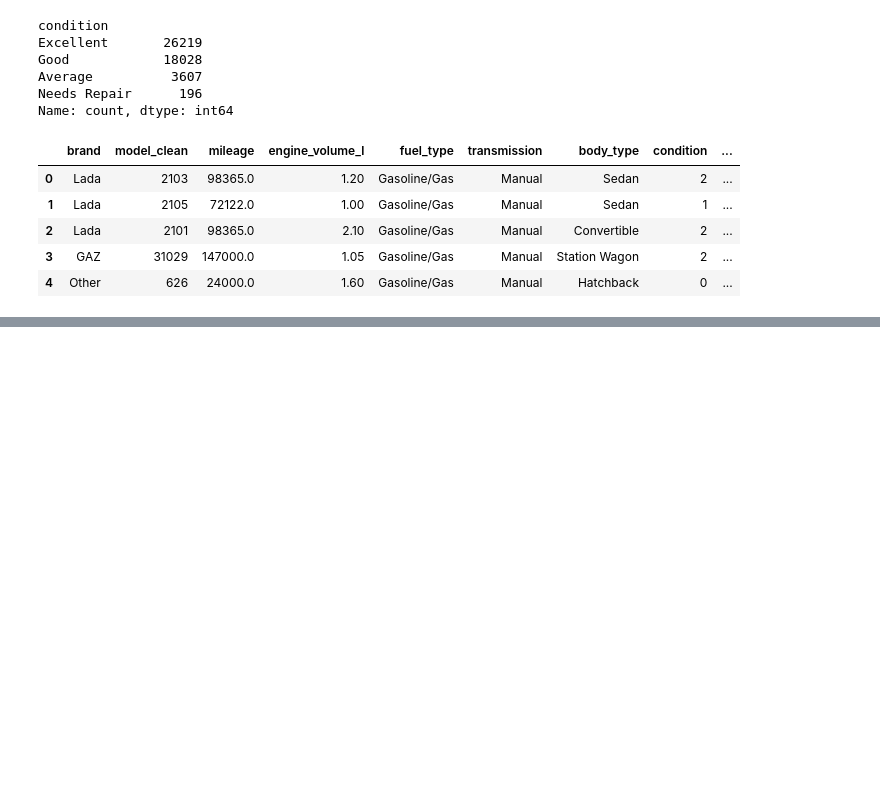
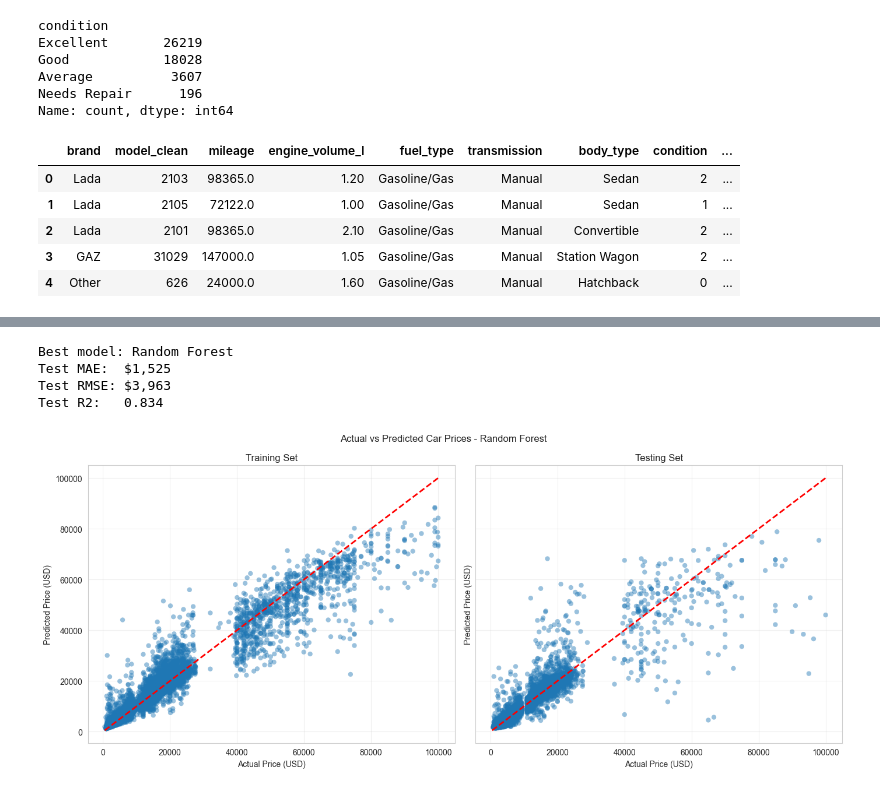
Before and after one commit to Javoh20111/Uzbekistan-car-analysis, a Jupyter notebook: notebooks/05_predictive_model.ipynb, the cells around one changed output, grey strips where cells are left out. Cells and saved outputs as stored; diff of their text form; code cells hidden in the pictures; blank space fills up the shorter version.

```diff
--- a/notebooks/05_predictive_model.ipynb
+++ b/notebooks/05_predictive_model.ipynb
@@ -172,0 +406,40 @@ car_dataset.head()
+# %%
+best_model_name = model_comparison.loc[0, "model"]
+best_model = trained_models[best_model_name]
+
+best_train_pred = best_model.predict(X_train)
+best_test_pred = best_model.predict(X_test)
+
+print(f"Best model: {best_model_name}")
+print(f"Test MAE:  ${mean_absolute_error(y_test, best_test_pred):,.0f}")
+print(f"Test RMSE: ${mean_squared_error(y_test, best_test_pred) ** 0.5:,.0f}")
+print(f"Test R2:   {r2_score(y_test, best_test_pred):.3f}")
+# %% [output]
+Best model: Random Forest
+Test MAE:  $1,525
+Test RMSE: $3,963
+Test R2:   0.834
+# %%
+fig, axes = plt.subplots(1, 2, figsize=(14, 6), sharex=True, sharey=True)
+
+plots = [
+    (axes[0], y_train, best_train_pred, "Training Set"),
+    (axes[1], y_test, best_test_pred, "Testing Set"),
+]
+
+min_price = min(y_train.min(), y_test.min(), best_train_pred.min(), best_test_pred.min())
+max_price = max(y_train.max(), y_test.max(), best_train_pred.max(), best_test_pred.max())
+
+for ax, actual, predicted, title in plots:
+    ax.scatter(actual, predicted, alpha=0.45, edgecolor="none")
+    ax.plot([min_price, max_price], [min_price, max_price], color="red", linestyle="--", linewidth=2)
+    ax.set_title(title)
+    ax.set_xlabel("Actual Price (USD)")
+    ax.set_ylabel("Predicted Price (USD)")
+    ax.grid(True, alpha=0.3)
+
+fig.suptitle(f"Actual vs Predicted Car Prices - {best_model_name}")
+plt.tight_layout()
+plt.show()
+# %% [output]
+[figure, added]
```
Also changed, not shown: parts of 16 cells of this notebook, 2 other files.
